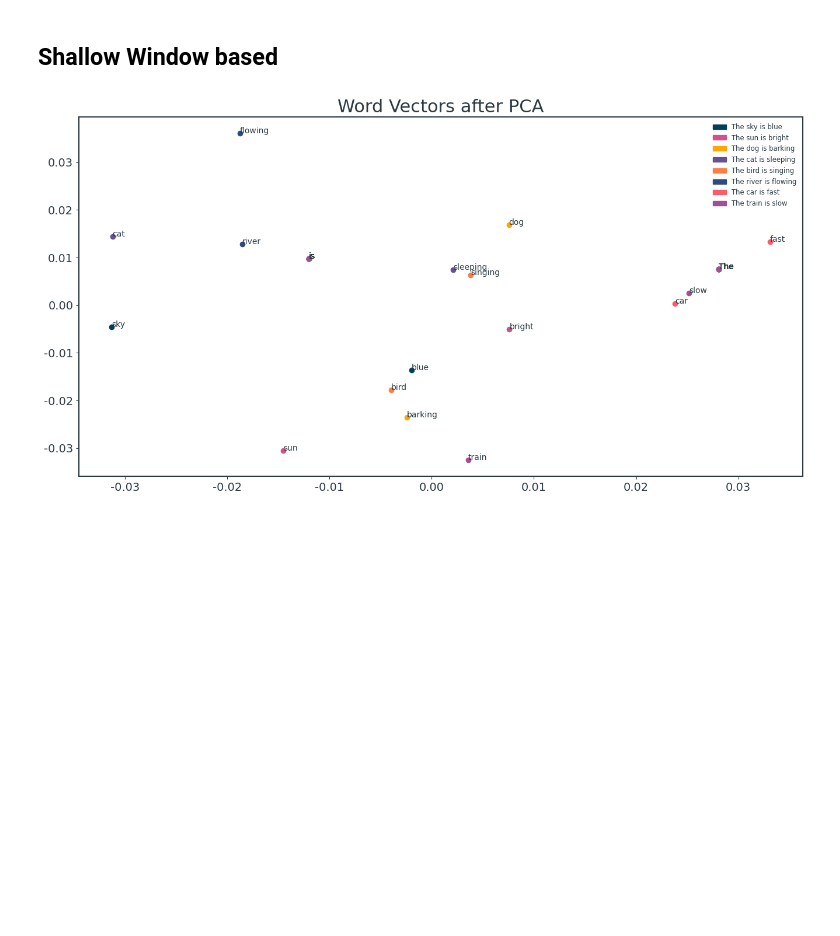
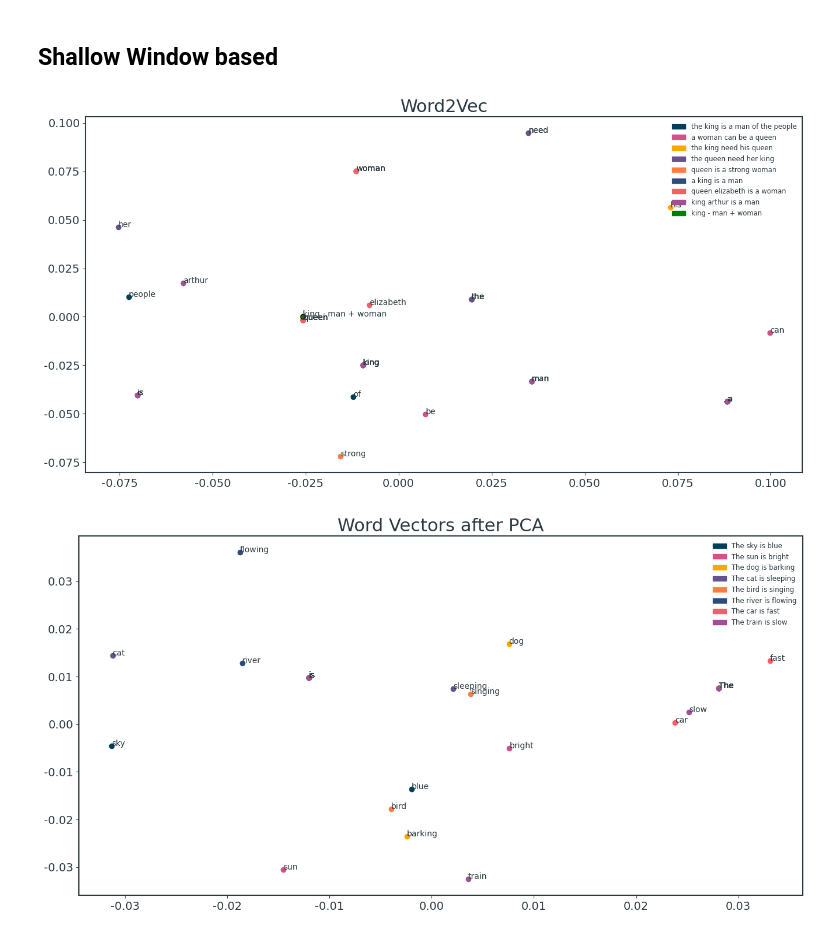
Before and after one commit to micheledinelli/text-distances, a Jupyter notebook: text-representation-analysis.ipynb, the cells around one changed output. Saved outputs shown, nothing was run; the diff lists cells and outputs as text; code cells hidden in the pictures; blank space fills up the shorter version.

```diff
--- a/text-representation-analysis.ipynb
+++ b/text-representation-analysis.ipynb
@@ -192,6 +264,63 @@ plt.show()
 [figure]
 # %% [markdown]
 ## Shallow Window based
+# %%
+import matplotlib.patches as mpatches
+
+# Tokenize sentences
+og_sentences = [
+    "the king is a man of the people",
+    "a woman can be a queen",
+    "the king need his queen",
+    "the queen need her king",
+    "queen is a strong woman",
+    "a king is a man",
+    "queen elizabeth is a woman",
+    "king arthur is a man"
+]
+
+sentences = [nltk.word_tokenize(sentence) for sentence in og_sentences]
+
+# Train Word2Vec model
+model = Word2Vec(sentences, vector_size=20, window=5, min_count=1, workers=4)
+
+# Get all word vectors
+word_vectors = model.wv.vectors
+
+# Fit a PCA model to the word vectors
+pca = PCA(n_components=2)
+word_vectors_2d = pca.fit_transform(word_vectors)
+
+# Create a scatter plot of the word vectors
+plt.figure(figsize=(16, 8))
+
+# Add labels to the points
+for i, sentence in enumerate(sentences):
+    for word in sentence:
+        if word in model.wv:
+            word_vector_2d = pca.transform(model.wv[word].reshape(1, -1))
+            plt.scatter(word_vector_2d[:, 0], word_vector_2d[:, 1], color=colors[i % len(colors)])
+            plt.annotate(word, xy=(word_vector_2d[0, 0], word_vector_2d[0, 1]))
+
+
+# Create a list of patches for the legend
+legend_patches = [Patch(color=colors[i % len(colors)], label=sentence) for i, sentence in enumerate(og_sentences)]
+
+# Perform vector operation "king - man + woman"
+result = model.wv.most_similar(positive=['woman', 'king'], negative=['man'], topn=1)
+word_vector_2d = pca.transform(model.wv[result[0][0]].reshape(1, -1))
+plt.scatter(word_vector_2d[:, 0], word_vector_2d[:, 1] + 0.002, color='green', ec='black')
+plt.annotate("king - man + woman", xy=(word_vector_2d[0, 0], word_vector_2d[0, 1] + 0.002))
+
+# Create a list of patches for the legend
+legend_patches = [mpatches.Patch(color=colors[i % len(colors)], label=sentence) for i, sentence in enumerate(og_sentences)]
+legend_patches.append(mpatches.Patch(color='green', label='king - man + woman'))
+
+plt.title('Word2Vec')
+plt.legend(handles=legend_patches, loc='upper right', fontsize='small')
+plt.show()
+# %% [output]
+[figure, added]
 # %%
 # Tokenize sentences
 og_sentences = [
```
Also changed, not shown: parts of 6 cells of this notebook, 1 other file.
